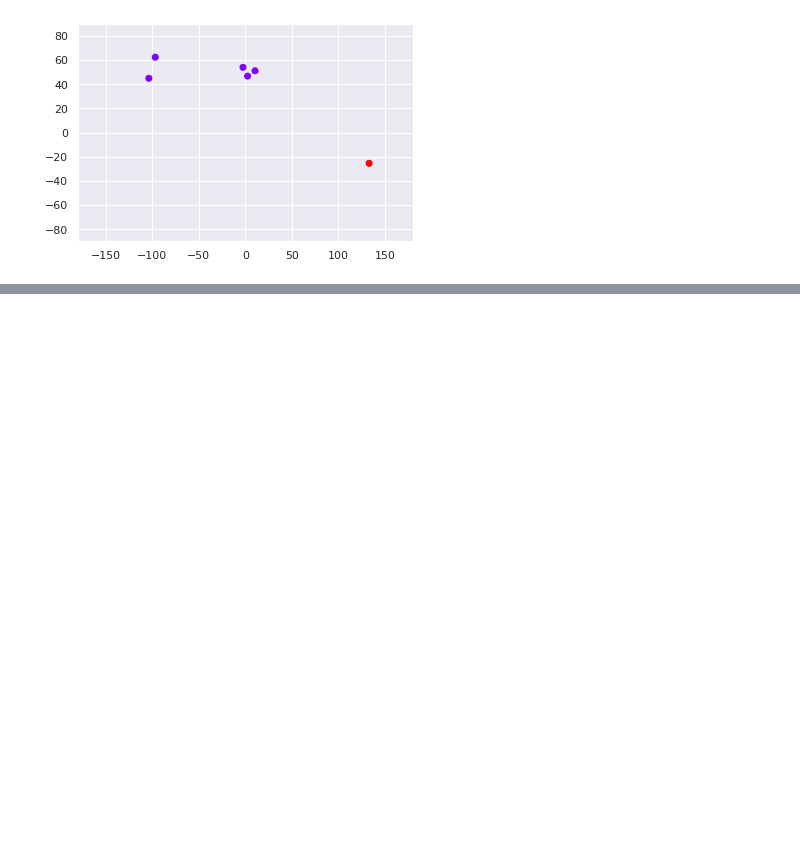
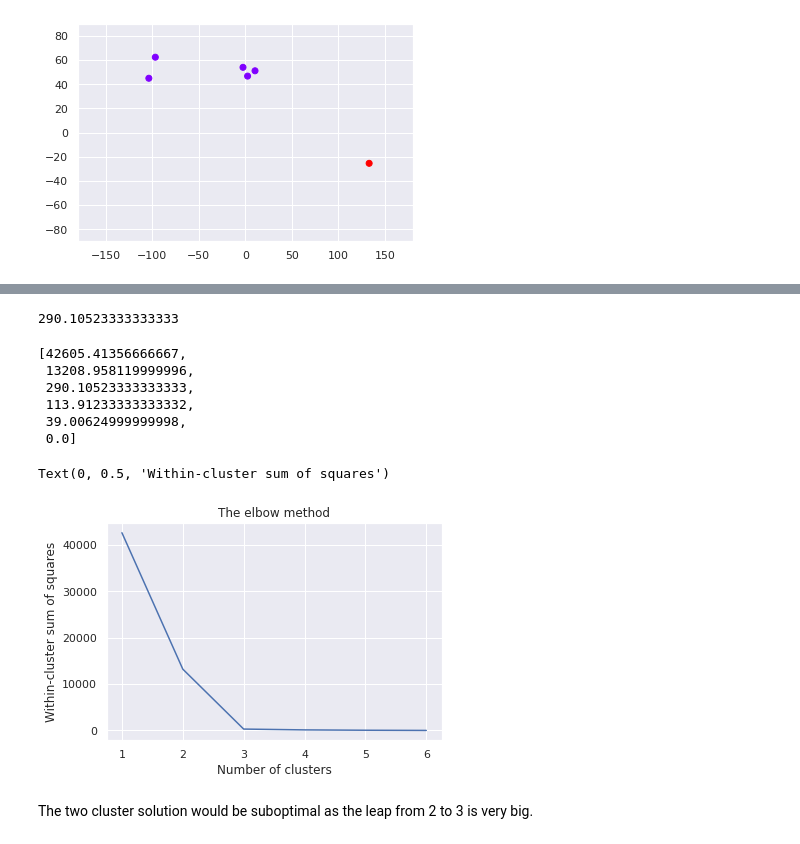
Before and after one commit to Szczureczek1983/Repozytorium2, a Jupyter notebook: Cluster_analysis_365.ipynb, the cells around one changed output, grey strips where cells are left out. Drawn from its saved outputs; the diff is of its cells as text; code cells hidden in the pictures; blank space fills up the shorter version.

```diff
--- a/Cluster_analysis_365.ipynb
+++ b/Cluster_analysis_365.ipynb
@@ -123,0 +194,3 @@ plt.show()
+# %%
+x = data_mapped.iloc[:,1:4]
+x
@@ -123,0 +205,3 @@ plt.show()
+# %%
+kmeans = KMeans(3)
+kmeans.fit(x)
@@ -123,0 +210,3 @@ plt.show()
+# %%
+ind_clusters = kmeans.fit_predict(x)
+ind_clusters
@@ -123,0 +234,34 @@ plt.show()
+# %%
+# WCSS (within-cluster sum of squares) - useful for searching optimal cluster number
+kmeans.inertia_
+# %% [output]
+290.10523333333333
+# %%
+
+wcss = []
+for i in range(1,7):
+  kmeans = KMeans(i)
+  kmeans.fit(x)
+  wcss_iter = kmeans.inertia_
+  wcss.append(wcss_iter)
+# %%
+wcss
+# %% [output]
+[42605.41356666667,
+ 13208.958119999996,
+ 290.10523333333333,
+ 113.91233333333332,
+ 39.00624999999998,
+ 0.0]
+# %%
+# the elbow method
+number_clusters = range(1,7)
+plt.plot(number_clusters, wcss)
+plt.title('The elbow method')
+plt.xlabel('Number of clusters')
+plt.ylabel('Within-cluster sum of squares')
+# %% [output]
+Text(0, 0.5, 'Within-cluster sum of squares')
+[figure, added]
+# %% [markdown]
+The two cluster solution would be suboptimal as the leap from 2 to 3 is very big.
```
Also changed, not shown: parts of 16 cells of this notebook.
